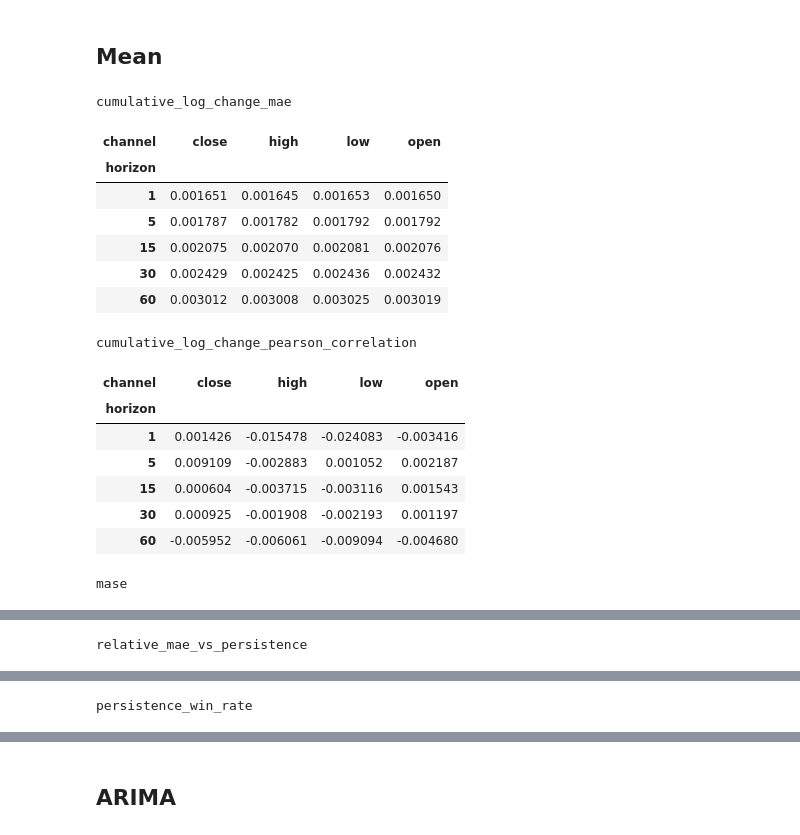
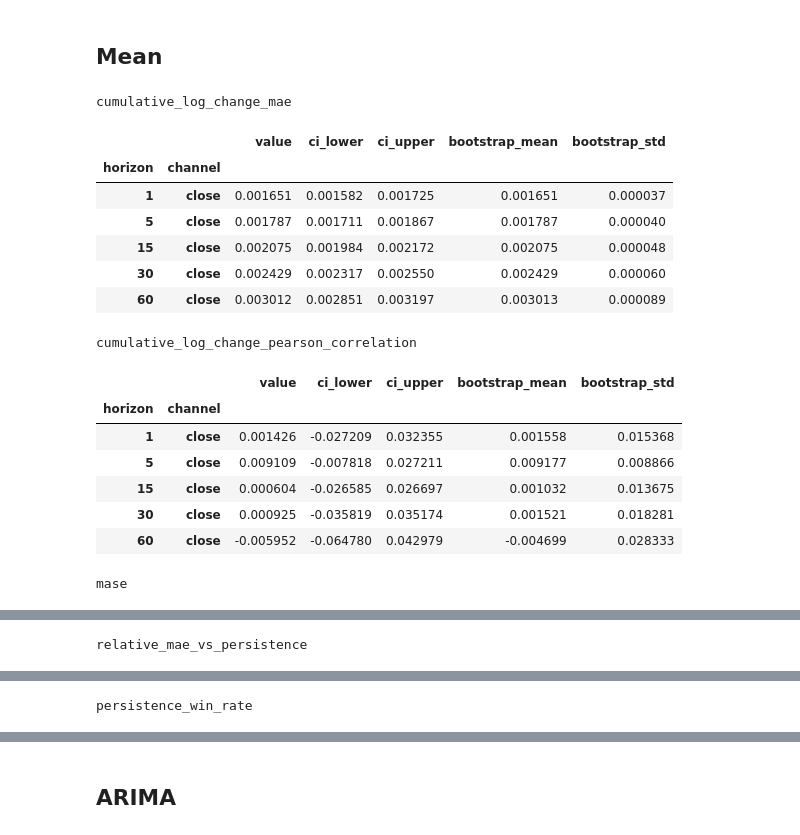
Before and after one commit to VishR-94/dynamic_graphs_thesis, a Jupyter notebook: notebooks/baselines.ipynb, the cells around one changed output, grey strips where cells are left out. Drawn from its saved outputs; the diff is of its cells as text; code cells hidden in the pictures.

```diff
--- a/notebooks/baselines.ipynb
+++ b/notebooks/baselines.ipynb
@@ -87,6 +96,11 @@ print("assets:", len(test["asset_cols"]))
 print("stride:", config['forecasting']['stride'])
 print("input features:", config['forecasting']['input_channels'])
 print("targets:", config['forecasting']['target_channels'])
+
+#Set global Bootstrap params
+BOOTSTRAP_N = 10_000
+BOOTSTRAP_CONFIDENCE_LEVEL = 0.95
+BOOTSTRAP_SEED = 42
 # %% [output]
 train samples: 167
 val samples: 20
@@ -187,7 +223,9 @@ persistence_win_rate
 # %% [markdown]
 ## Mean
 # %%
-mean = MeanBaseline.from_config(config)
+mean = MeanBaseline.from_config(
+    config
+)
 
 mean.fit(
     train_split=train,
@@ -198,54 +236,70 @@ mean_result = mean.predict(
     split=test,
     batch_size=256,
 )
 
 mean_evaluator = ForecastEvaluator(
     prediction_result=mean_result,
     train_split=train,
 )
 
 mean_results = mean_evaluator.evaluate(
     metrics=mean_evaluator.available_metrics,
     reduce_dims=(0, 2),
+    bootstrap=True,
+    n_bootstrap=BOOTSTRAP_N,
+    confidence_level=BOOTSTRAP_CONFIDENCE_LEVEL,
+    bootstrap_seed=BOOTSTRAP_SEED,
 )
 
 mean_metric_table = make_evaluation_table(
     metric_results=mean_results,
     horizons=mean_evaluator.horizons,
     channels=mean_evaluator.channels,
 )
 
 for metric_name in mean_evaluator.available_metrics:
-    metric_pivot = (
+    metric_display = (
         mean_metric_table
         .loc[
-            mean_metric_table["metric"] == metric_name
+            mean_metric_table["metric"]
+            == metric_name
         ]
-        .pivot(
-            index="horizon",
-            columns="channel",
-            values="value",
-        )
+        .set_index(
+            [
+                "horizon",
+                "channel",
+            ]
+        )[
+            [
+                "value",
+                "ci_lower",
+                "ci_upper",
+                "bootstrap_mean",
+                "bootstrap_std",
+            ]
+        ]
     )
 
     display(
-        metric_pivot.style.set_caption(metric_name)
+        metric_display.style.set_caption(
+            metric_name
+        )
     )
 # %% [output]
 cumulative_log_change_mae
-| channel | close | high | low | open |
-| horizon |  |  |  |  |
-| 1 | 0.001651 | 0.001645 | 0.001653 | 0.001650 |
-| 5 | 0.001787 | 0.001782 | 0.001792 | 0.001792 |
-| 15 | 0.002075 | 0.002070 | 0.002081 | 0.002076 |
-| 30 | 0.002429 | 0.002425 | 0.002436 | 0.002432 |
-| 60 | 0.003012 | 0.003008 | 0.003025 | 0.003019 |
+|  |  | value | ci_lower | ci_upper | bootstrap_mean | bootstrap_std |
+| horizon | channel |  |  |  |  |  |
+| 1 | close | 0.001651 | 0.001582 | 0.001725 | 0.001651 | 0.000037 |
+| 5 | close | 0.001787 | 0.001711 | 0.001867 | 0.001787 | 0.000040 |
+| 15 | close | 0.002075 | 0.001984 | 0.002172 | 0.002075 | 0.000048 |
+| 30 | close | 0.002429 | 0.002317 | 0.002550 | 0.002429 | 0.000060 |
+| 60 | close | 0.003012 | 0.002851 | 0.003197 | 0.003013 | 0.000089 |
 cumulative_log_change_pearson_correlation
-| channel | close | high | low | open |
-| horizon |  |  |  |  |
-| 1 | 0.001426 | -0.015478 | -0.024083 | -0.003416 |
-| 5 | 0.009109 | -0.002883 | 0.001052 | 0.002187 |
-| 15 | 0.000604 | -0.003715 | -0.003116 | 0.001543 |
-| 30 | 0.000925 | -0.001908 | -0.002193 | 0.001197 |
-| 60 | -0.005952 | -0.006061 | -0.009094 | -0.004680 |
+|  |  | value | ci_lower | ci_upper | bootstrap_mean | bootstrap_std |
+| horizon | channel |  |  |  |  |  |
+| 1 | close | 0.001426 | -0.027209 | 0.032355 | 0.001558 | 0.015368 |
+| 5 | close | 0.009109 | -0.007818 | 0.027211 | 0.009177 | 0.008866 |
+| 15 | close | 0.000604 | -0.026585 | 0.026697 | 0.001032 | 0.013675 |
+| 30 | close | 0.000925 | -0.035819 | 0.035174 | 0.001521 | 0.018281 |
+| 60 | close | -0.005952 | -0.064780 | 0.042979 | -0.004699 | 0.028333 |
 mase
```
Also changed, not shown: parts of 8 cells of this notebook, 3 other files.
